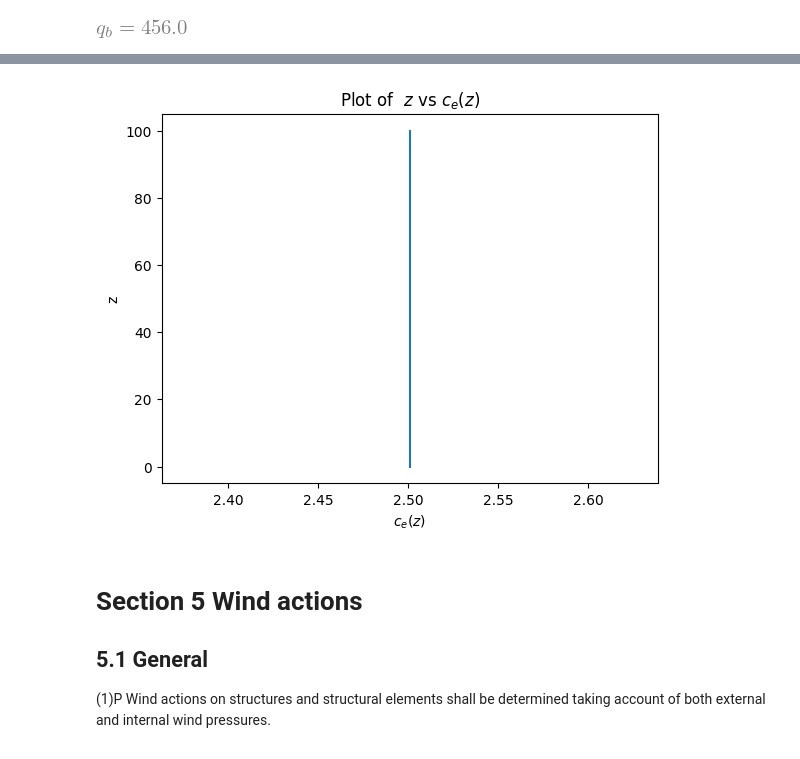
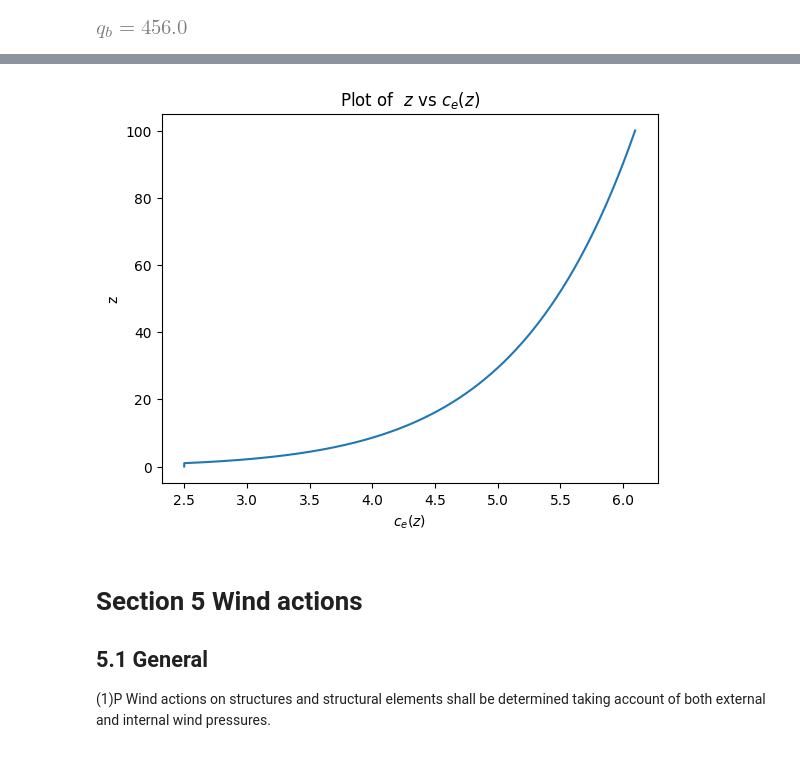
Before and after one commit to CFCSL/Wind_Action, a Jupyter notebook: wind_action_notebook.ipynb, the cells around one changed output, grey strips where cells are left out. Drawn from its saved outputs; the diff is of its cells as text; code cells hidden in the pictures.

Commit message:
complete streamlit and Notebook

```diff
--- a/wind_action_notebook.ipynb
+++ b/wind_action_notebook.ipynb
@@ -329,18 +330,21 @@ function of height above terrain and a function of terrain category as defined i
 # %%
 # Generate 1000 points linearly spaced between 0 and 100
 z_values = np.linspace(0, 100, 1000)
-c_ez=c_ez(z,c_dir=c_dir,c_season=c_season,v_b0=v_b0,p=p,K=K,n=n,rho=rho,z_max=z_max,z_0=z_0,z_min=z_min,z_0II=z_0II, k_I=k_I, A_ref=A_ref, c_d=c_d, c_f=c_f,c_0=c_0)
+#c_ez=c_ez(z,c_dir=c_dir,c_season=c_season,v_b0=v_b0,p=p,K=K,n=n,rho=rho,z_max=z_max,z_0=z_0,z_min=z_min,z_0II=z_0II, k_I=k_I, A_ref=A_ref, c_d=c_d, c_f=c_f,c_0=c_0)
 # Calculate c_e for each value of z
-c_ez_values = [c_ez for z in z_values]
+c_ez_values = [c_ez(z) for z in z_values]
 
 # Plotting the results
 plt.plot( c_ez_values,z_values)
 plt.xlabel('$c_e(z)$')
 plt.ylabel('z')
 plt.title(f'''Plot of  $z$ vs $c_e(z)$''')
+
+# Display the plot in Streamlit
 plt.show()
+#showPyplotGlobalUse = False
 # %% [output]
-[figure, old version]
+[figure, new version]
 # %% [markdown]
 # Section 5 Wind actions
 
```
Also changed, not shown: parts of 3 cells of this notebook, 1 other file.
